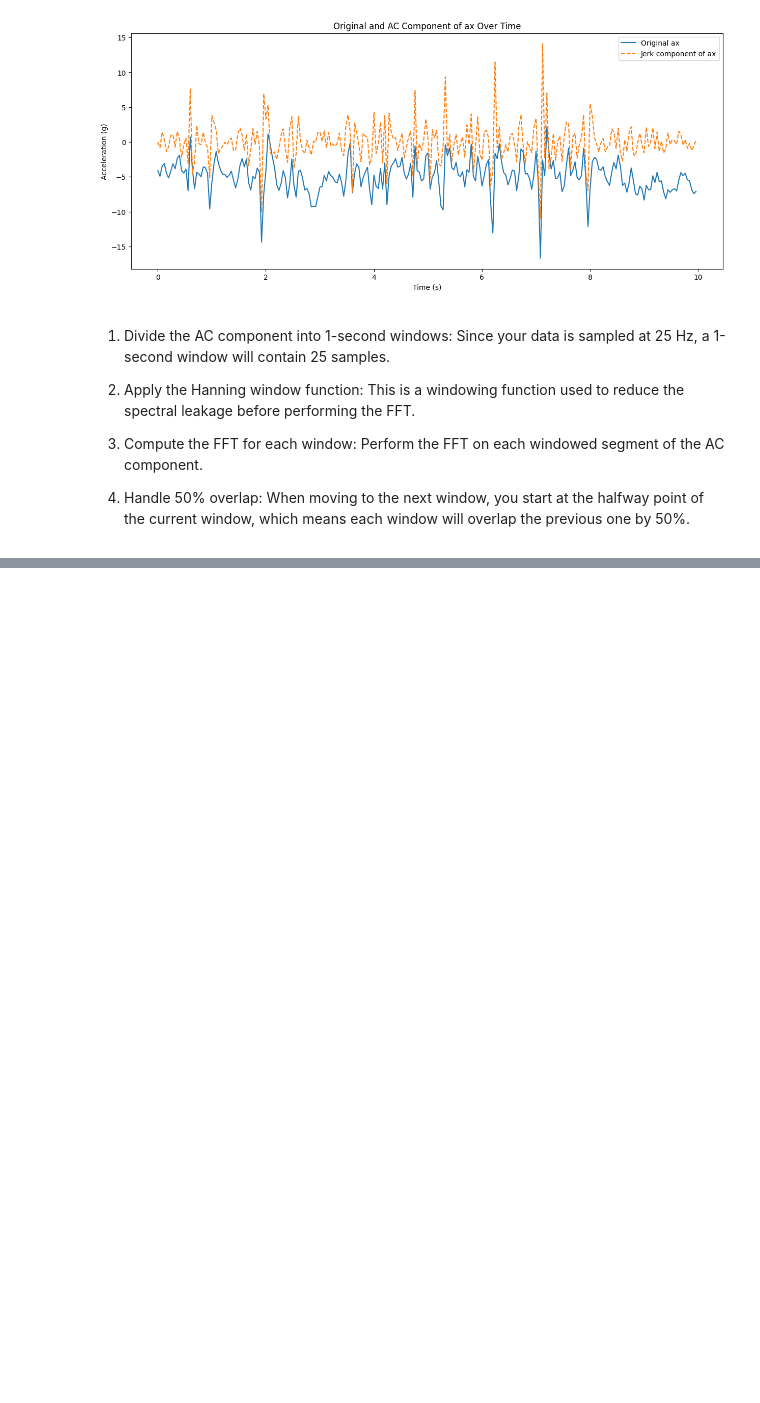
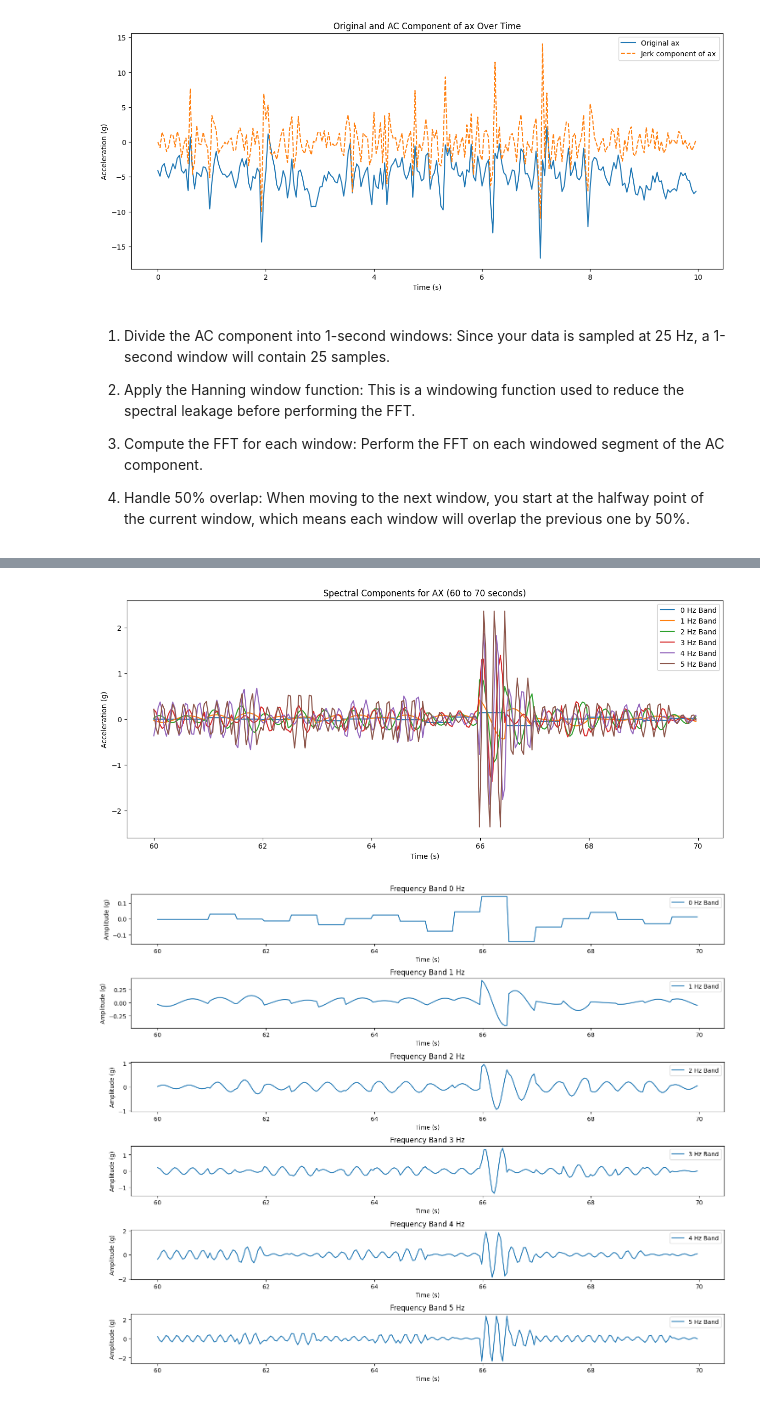
Before and after one commit to Jakaho/animal_activity_tag, a Jupyter notebook: dataprocessing.ipynb, the cells around one changed output, grey strips where cells are left out. Drawn from its saved outputs; the diff is of its cells as text; code cells hidden in the pictures; blank space fills up the shorter version.

```diff
--- a/dataprocessing.ipynb
+++ b/dataprocessing.ipynb
@@ -187,0 +176,10 @@ if(windowID != None):
+# %%
+windowID = 6 # Set to None to process all windows, or to a specific ID to process just that window and plot (for the x-axis)
+
+if windowID is not None:
+    process_window(windows_ac, windowID)
+else:
+    all_time_domain_signals = process_window(windows_ac)
+# %% [output]
+[figure, added]
+[figure, added]
```
Also changed, not shown: parts of 2 cells of this notebook.
